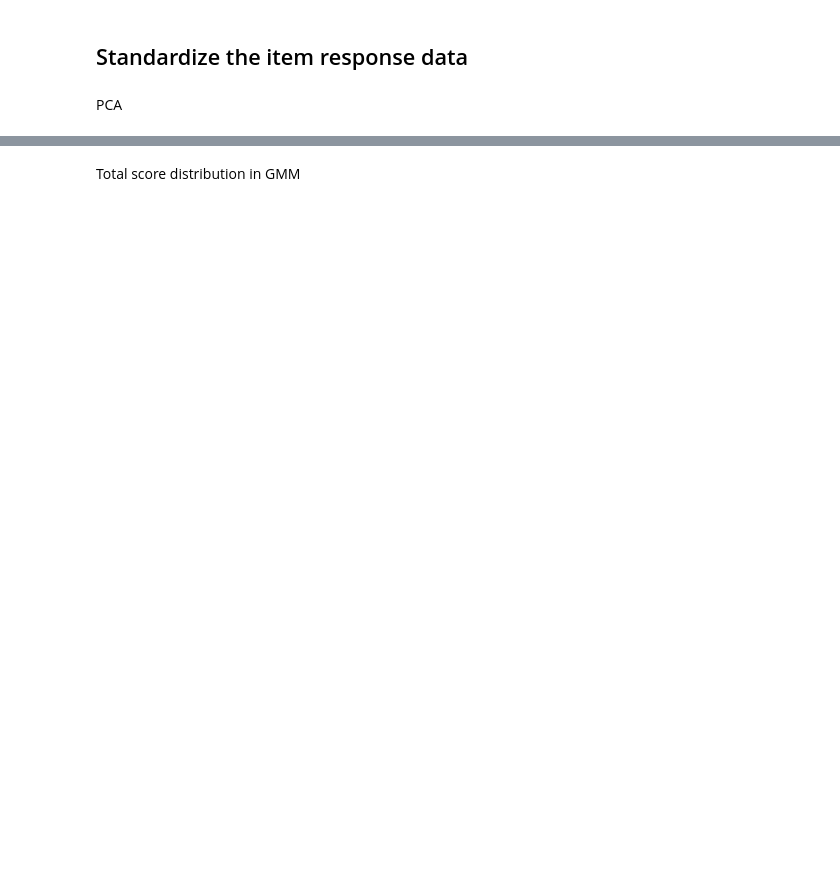
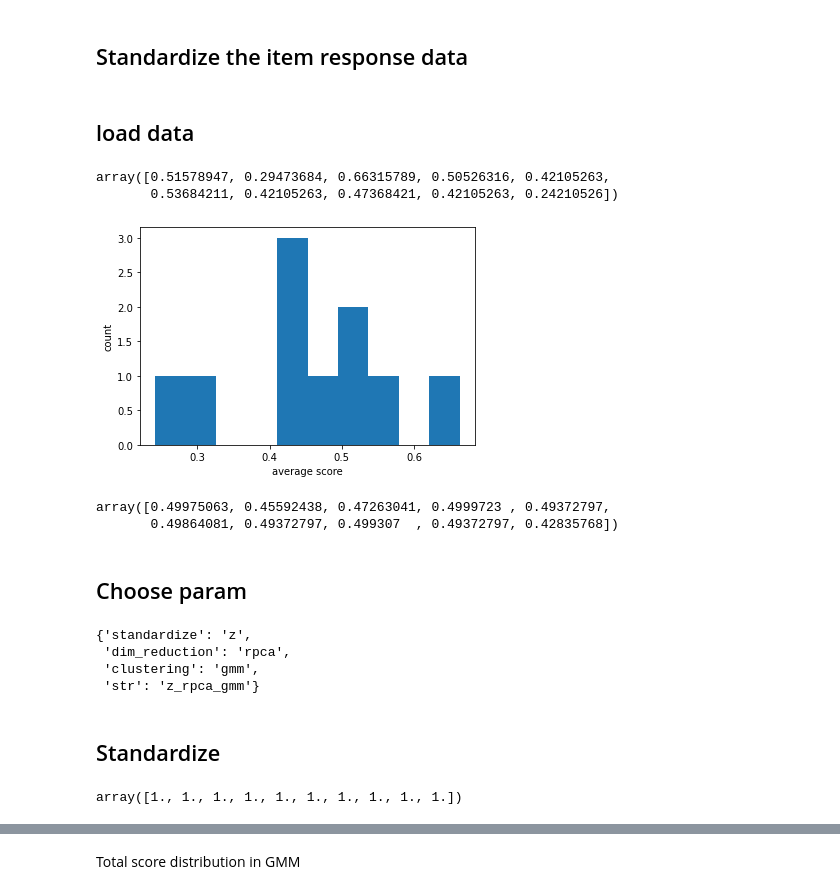
Before and after one commit to Jangwonjin/Learning_achievement_analysis, a Jupyter notebook: maincode_GMM-PCA.ipynb, the cells around one changed output, grey strips where cells are left out. Drawn from its saved outputs; the diff is of its cells as text; code cells hidden in the pictures; blank space fills up the shorter version.

```diff
--- a/maincode_GMM-PCA.ipynb
+++ b/maincode_GMM-PCA.ipynb
@@ -12,6 +14,8 @@ from matplotlib import pyplot as plt
 %matplotlib inline
 %load_ext autoreload
 %autoreload 2
+# %% [markdown]
+## load data
 # %%
 data = pd.read_csv('data/pretest_data.csv')
 # data = pd.read_excel('data/pretest_data.xlsx')  # error loading xlsx
@@ -21,7 +26,18 @@ response_data = np.array(data.drop(columns=['학번','성적/10']))
 # %%
-data_standardized = (response_data - np.mean(response_data, axis=0)) / np.std(response_data, axis=0)
+plt.hist(np.mean(response_data, axis=0))
+plt.xlabel('average score')
+plt.ylabel('count')
+
+np.mean(response_data, axis=0)
+# %% [output]
+array([0.51578947, 0.29473684, 0.66315789, 0.50526316, 0.42105263,
+       0.53684211, 0.42105263, 0.47368421, 0.42105263, 0.24210526])
+[figure, added]
+# %%
+np.std(response_data, axis=0)
+# %% [output]
+array([0.49975063, 0.45592438, 0.47263041, 0.4999723 , 0.49372797,
+       0.49864081, 0.49372797, 0.499307  , 0.49372797, 0.42835768])
 # %%
 items_for_each_component = {'Repetition':[1],'Probability':[2,3],'Conditional_Probablity':[4,5],
                             'Random_Variable':[6,7],'Probability_Distribution':[8,9],'Statistical_Estimation':[10]}
-# %% [markdown]
-PCA
@@ -29,0 +44,46 @@ fit_pca = PCA(n_components=7, random_state=0).fit_transform(data_standardized)
+# %% [markdown]
+## Choose param
+# %%
+# param = {'standardize': 'z',
+#          'dim_reduction': 'pca',
+#          'clustering': 'gmm'}
+
+param = {'standardize': 'z',
+         'dim_reduction': 'rpca',
+         'clustering': 'gmm'}
+
+# param = {'standardize': 'centering',
+#          'dim_reduction': 'pca',
+#          'clustering': 'gmm'}
+
+# param = {'standardize': 'centering',
+#          'dim_reduction': 'rpca',
+#          'clustering': 'gmm'}
+
+# param = {'standardize': 'centering',
+#          'dim_reduction': 'none',
+#          'clustering': 'gmm'}
+
+
+param['str'] = param['standardize'] + '_' + param['dim_reduction'] + '_' + param['clustering']
+
+param
+# %% [output]
+{'standardize': 'z',
+ 'dim_reduction': 'rpca',
+ 'clustering': 'gmm',
+ 'str': 'z_rpca_gmm'}
+# %% [markdown]
+## Standardize
+# %%
+if param['standardize'] == 'z':
+    # standardize
+    processed_data = (response_data - np.mean(response_data, axis=0)) / np.std(response_data, axis=0)
+elif param['standardize'] == 'centering':
+    processed_data = response_data - 0.5
+elif param['standardize'] == 'none':
+    processed_data = response_data
+
+np.std(processed_data, axis=0)
+# %% [output]
+array([1., 1., 1., 1., 1., 1., 1., 1., 1., 1.])
```
Also changed, not shown: parts of 18 cells of this notebook.
